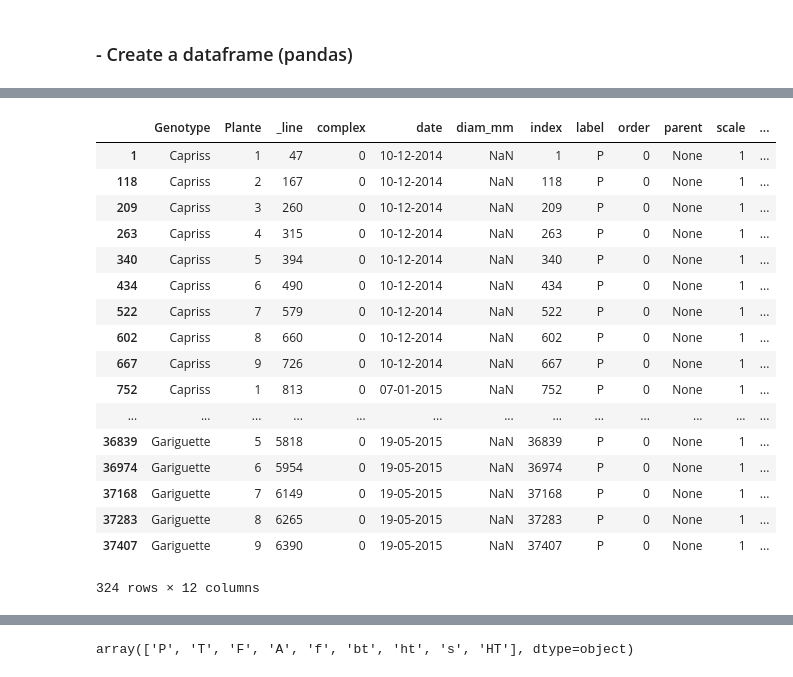
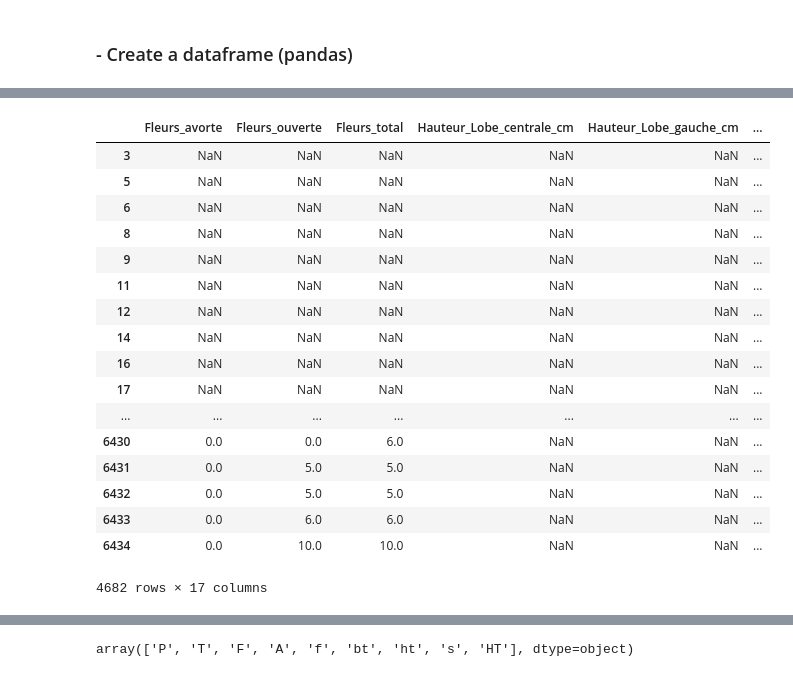
Before and after one commit to openalea/strawberry, a Jupyter notebook: strawberry/example/MTG_analysis.ipynb, the cells around one changed output, grey strips where cells are left out. Cells and saved outputs as stored; diff of their text form; code cells hidden in the pictures.

```diff
--- a/strawberry/example/MTG_analysis.ipynb
+++ b/strawberry/example/MTG_analysis.ipynb
@@ -73,28 +86,28 @@ replace all the date format by -
 [<openalea.mtg.mtg.MTG object at 0x...>, <openalea.mtg.mtg.MTG object at 0x...>, <openalea.mtg.mtg.MTG object at 0x...>, <openalea.mtg.mtg.MTG object at 0x...>, <openalea.mtg.mtg.MTG object at 0x...>, ...
 # %%
 #=MTG(files[0])
-g=reduce(union,gs)
-df = analysis.to_dataframe(g, vertices=g.vertices(scale=1))
+#g=reduce(union,gs)
+df = analysis.to_dataframe(g, vertices=g.vertices(scale=3))
 df
 # %% [output]
-|  | Genotype | Plante | _line | complex | date | diam_mm | index | label | order | parent | scale | ... |
-| 1 | Capriss | 1 | 47 | 0 | 10-12-2014 | NaN | 1 | P | 0 | None | 1 | ... |
-| 118 | Capriss | 2 | 167 | 0 | 10-12-2014 | NaN | 118 | P | 0 | None | 1 | ... |
-| 209 | Capriss | 3 | 260 | 0 | 10-12-2014 | NaN | 209 | P | 0 | None | 1 | ... |
-| 263 | Capriss | 4 | 315 | 0 | 10-12-2014 | NaN | 263 | P | 0 | None | 1 | ... |
-| 340 | Capriss | 5 | 394 | 0 | 10-12-2014 | NaN | 340 | P | 0 | None | 1 | ... |
-| 434 | Capriss | 6 | 490 | 0 | 10-12-2014 | NaN | 434 | P | 0 | None | 1 | ... |
-| 522 | Capriss | 7 | 579 | 0 | 10-12-2014 | NaN | 522 | P | 0 | None | 1 | ... |
-| 602 | Capriss | 8 | 660 | 0 | 10-12-2014 | NaN | 602 | P | 0 | None | 1 | ... |
-| 667 | Capriss | 9 | 726 | 0 | 10-12-2014 | NaN | 667 | P | 0 | None | 1 | ... |
-| 752 | Capriss | 1 | 813 | 0 | 07-01-2015 | NaN | 752 | P | 0 | None | 1 | ... |
-| ... | ... | ... | ... | ... | ... | ... | ... | ... | ... | ... | ... | ... |
-| 36839 | Gariguette | 5 | 5818 | 0 | 19-05-2015 | NaN | 36839 | P | 0 | None | 1 | ... |
-| 36974 | Gariguette | 6 | 5954 | 0 | 19-05-2015 | NaN | 36974 | P | 0 | None | 1 | ... |
-| 37168 | Gariguette | 7 | 6149 | 0 | 19-05-2015 | NaN | 37168 | P | 0 | None | 1 | ... |
-| 37283 | Gariguette | 8 | 6265 | 0 | 19-05-2015 | NaN | 37283 | P | 0 | None | 1 | ... |
-| 37407 | Gariguette | 9 | 6390 | 0 | 19-05-2015 | NaN | 37407 | P | 0 | None | 1 | ... |
+|  | Fleurs_avorte | Fleurs_ouverte | Fleurs_total | Hauteur_Lobe_centrale_cm | Hauteur_Lobe_gauche_cm | ... |
+| 3 | NaN | NaN | NaN | NaN | NaN | ... |
+| 5 | NaN | NaN | NaN | NaN | NaN | ... |
+| 6 | NaN | NaN | NaN | NaN | NaN | ... |
+| 8 | NaN | NaN | NaN | NaN | NaN | ... |
+| 9 | NaN | NaN | NaN | NaN | NaN | ... |
+| 11 | NaN | NaN | NaN | NaN | NaN | ... |
+| 12 | NaN | NaN | NaN | NaN | NaN | ... |
+| 14 | NaN | NaN | NaN | NaN | NaN | ... |
+| 16 | NaN | NaN | NaN | NaN | NaN | ... |
+| 17 | NaN | NaN | NaN | NaN | NaN | ... |
+| ... | ... | ... | ... | ... | ... | ... |
+| 6430 | 0.0 | 0.0 | 6.0 | NaN | NaN | ... |
+| 6431 | 0.0 | 5.0 | 5.0 | NaN | NaN | ... |
+| 6432 | 0.0 | 5.0 | 5.0 | NaN | NaN | ... |
+| 6433 | 0.0 | 6.0 | 6.0 | NaN | NaN | ... |
+| 6434 | 0.0 | 10.0 | 10.0 | NaN | NaN | ... |
-324 rows × 12 columns
+4682 rows × 17 columns
 # %%
 from strawberry import analysis
 reload(analysis)
```
Also changed, not shown: parts of 9 cells of this notebook, 10 other files.
